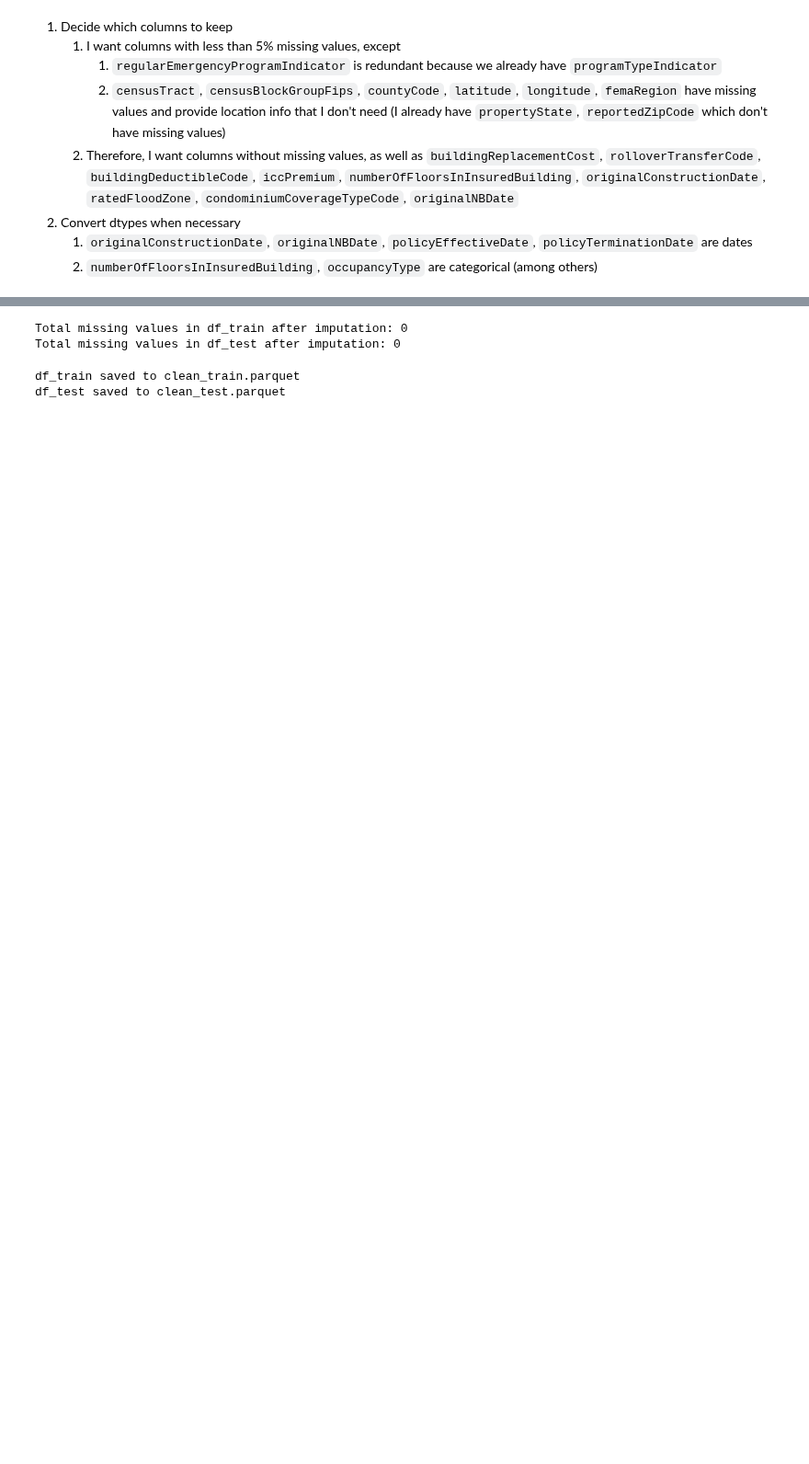
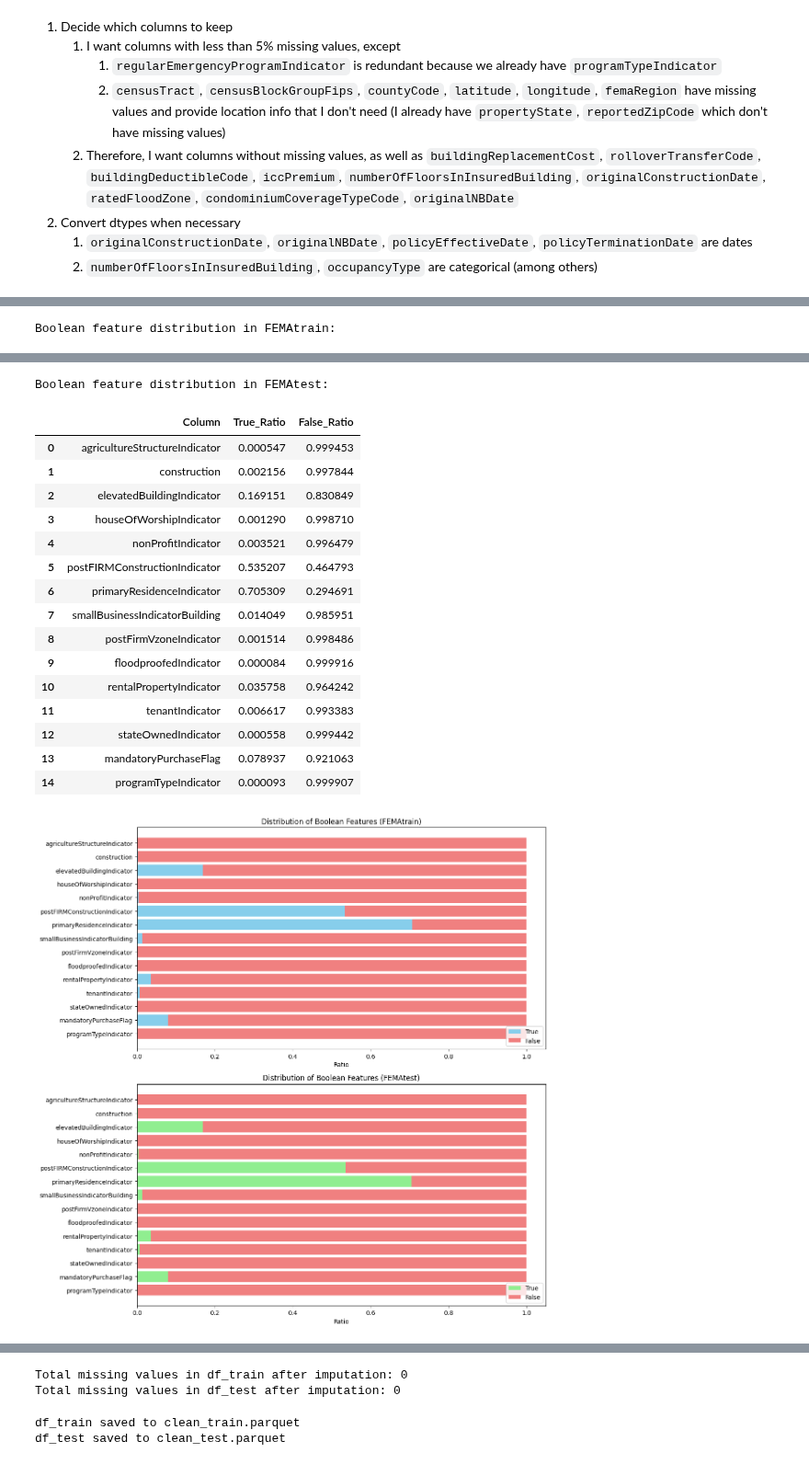
Before and after one commit to robertwzhou/Capstone2_FEMA_NFIPD, a Jupyter notebook: datawrangling.ipynb, the cells around one changed output, grey strips where cells are left out. Shown at 92% size. Cells and saved outputs as stored; diff of their text form; code cells hidden in the pictures; blank space fills up the shorter version.

```diff
--- a/datawrangling.ipynb
+++ b/datawrangling.ipynb
@@ -241,0 +202,47 @@ Descriptive statistics for numerical columns in df_test:
+# %%
+# Identify boolean columns
+bool_cols = df_train.select_dtypes(include=['bool']).columns.tolist()
+
+def get_bool_stats(df):
+    summary = []
+    for col in bool_cols:
+        counts = df[col].value_counts(normalize=True)
+        summary.append({
+            'Column': col,
+            'True_Ratio': counts.get(True, 0),
+            'False_Ratio': counts.get(False, 0)
+        })
+    return pd.DataFrame(summary)
+
+df_bool_train = get_bool_stats(df_train)
+df_bool_test = get_bool_stats(df_test)
+
+# Display summary statistics
+print("Boolean feature distribution in FEMAtrain:")
+display(df_bool_train)
+print("\nBoolean feature distribution in FEMAtest:")
+display(df_bool_test)
+
+# Plotting horizontal stacked bar charts for both
+fig, (ax1, ax2) = plt.subplots(2, 1, figsize=(12, 12))
+
+# Train Plot (Horizontal)
+ax1.barh(df_bool_train['Column'], df_bool_train['True_Ratio'], label='True', color='skyblue')
+ax1.barh(df_bool_train['Column'], df_bool_train['False_Ratio'], left=df_bool_train['True_Ratio'], label='False', color='lightcoral')
+ax1.set_title('Distribution of Boolean Features (FEMAtrain)')
+ax1.set_xlabel('Ratio')
+ax1.invert_yaxis()
+ax1.legend(loc='lower right')
+
+# Test Plot (Horizontal)
+ax2.barh(df_bool_test['Column'], df_bool_test['True_Ratio'], label='True', color='lightgreen')
+ax2.barh(df_bool_test['Column'], df_bool_test['False_Ratio'], left=df_bool_test['True_Ratio'], label='False', color='lightcoral')
+ax2.set_title('Distribution of Boolean Features (FEMAtest)')
+ax2.set_xlabel('Ratio')
+ax2.invert_yaxis()
+ax2.legend(loc='lower right')
+
+plt.tight_layout()
+plt.show()
+# %% [output]
+Boolean feature distribution in FEMAtrain:
@@ -241,0 +265,18 @@ Descriptive statistics for numerical columns in df_test:
+Boolean feature distribution in FEMAtest:
+|  | Column | True_Ratio | False_Ratio |
+| 0 | agricultureStructureIndicator | 0.000547 | 0.999453 |
+| 1 | construction | 0.002156 | 0.997844 |
+| 2 | elevatedBuildingIndicator | 0.169151 | 0.830849 |
+| 3 | houseOfWorshipIndicator | 0.001290 | 0.998710 |
+| 4 | nonProfitIndicator | 0.003521 | 0.996479 |
+| 5 | postFIRMConstructionIndicator | 0.535207 | 0.464793 |
+| 6 | primaryResidenceIndicator | 0.705309 | 0.294691 |
+| 7 | smallBusinessIndicatorBuilding | 0.014049 | 0.985951 |
+| 8 | postFirmVzoneIndicator | 0.001514 | 0.998486 |
+| 9 | floodproofedIndicator | 0.000084 | 0.999916 |
+| 10 | rentalPropertyIndicator | 0.035758 | 0.964242 |
+| 11 | tenantIndicator | 0.006617 | 0.993383 |
+| 12 | stateOwnedIndicator | 0.000558 | 0.999442 |
+| 13 | mandatoryPurchaseFlag | 0.078937 | 0.921063 |
+| 14 | programTypeIndicator | 0.000093 | 0.999907 |
+[figure, added]
```
Also changed, not shown: parts of 61 cells of this notebook, 2 other files.
